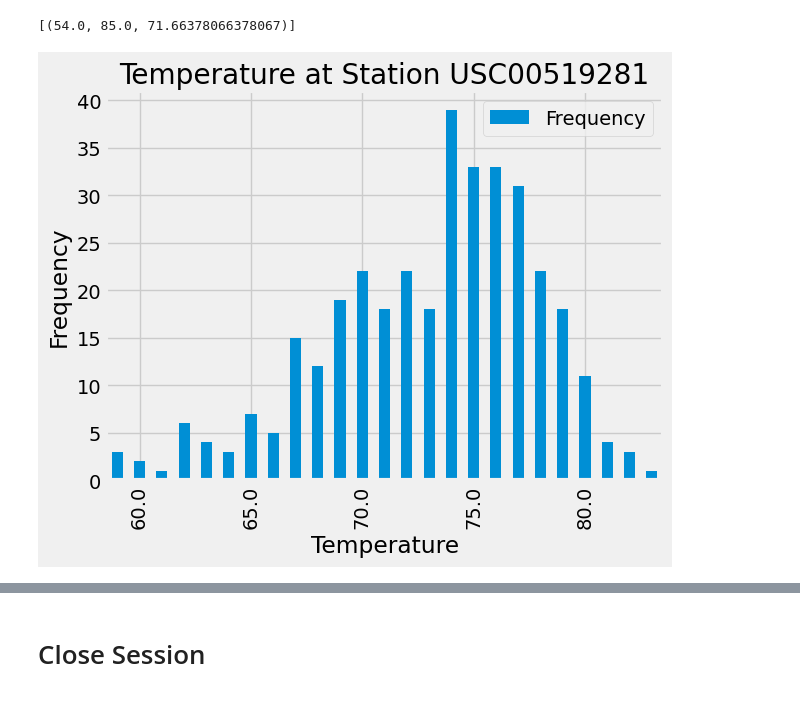
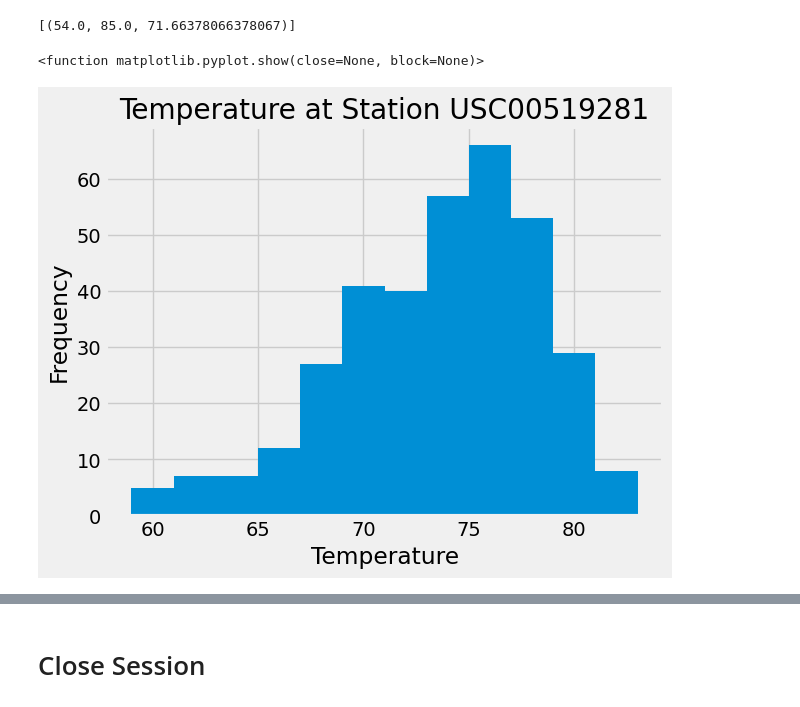
Before and after one commit to JLNoga/sqlalchemy-challenge, a Jupyter notebook: climate_starter.ipynb, the cells around one changed output, grey strips where cells are left out. Cells and saved outputs as stored; diff of their text form; code cells hidden in the pictures.

```diff
--- a/climate_starter.ipynb
+++ b/climate_starter.ipynb
@@ -157,23 +139,22 @@ active_id
 # %%
 # Using the most active station id
 # Query the last 12 months of temperature observation data for this station and plot the results as a histogram
-twelve_months = session.query(Measure.tobs, func.count(Measure.tobs)).\
+
+# Build query
+twelve_months = session.query(Measure.tobs).\
     filter(Measure.date>=year_ago).\
-    filter(Measure.station=="USC00519281").\
-    group_by(Measure.tobs).\
-    order_by(Measure.tobs).all()
-#twelve_months
+    filter(Measure.station=="USC00519281").all()
+
 # Save the query results as a Pandas DataFrame. Explicitly set the column names
-twelve_months_rows = [{"Temperature": temp[0], "Frequency": temp[1]} for temp in twelve_months]
-twelve_months_rows
-twelve_months_df = pd.DataFrame(twelve_months_rows).set_index("Temperature")
-#twelve_months_df
-#plot the histogram
-twelve_months_df.plot.bar()
+twelve_months_rows = [{"Temperature": temp[0]} for temp in twelve_months]
+twelve_months_df = pd.DataFrame(twelve_months_rows)
+
+# Plot the histogram
+twelve_months_df.hist(column="Temperature", bins = 12)
 plt.title("Temperature at Station USC00519281")
 plt.xlabel("Temperature")
 plt.ylabel("Frequency")
-plt.xticks(np.arange(1, 25, step=5))
-plt.show()
+plt.show
 # %% [output]
+<function matplotlib.pyplot.show(close=None, block=None)>
-[figure, old version]
+[figure, new version]
```
Also changed, not shown: parts of 8 cells of this notebook, 1 other file.
